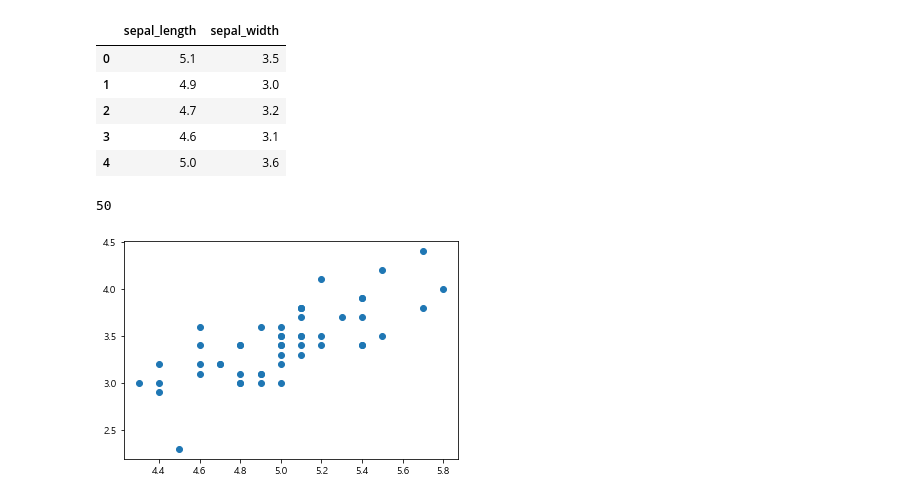
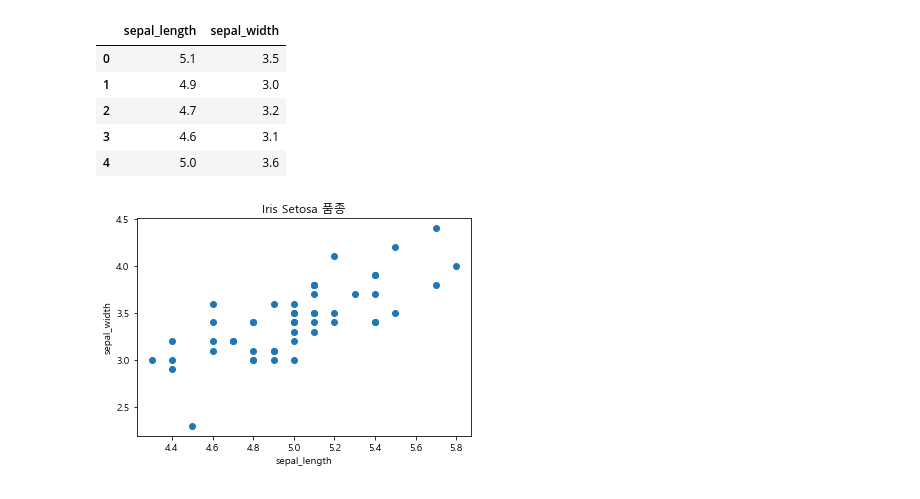
Before and after one commit to beegramin9/DataScience, a Jupyter notebook: 04_matplotlib/03_scatterPlot.ipynb, the cells around one changed output. Saved outputs shown, nothing was run; the diff lists cells and outputs as text; code cells hidden in the pictures.

```diff
--- a/04_matplotlib/03_scatterPlot.ipynb
+++ b/04_matplotlib/03_scatterPlot.ipynb
@@ -50,14 +52,10 @@ iris[iris.species == 'setosa'][['sepal_length','sepal_width']].head()
 # %%
 x= iris[iris.species == 'setosa']['sepal_length']
 y= iris[iris.species == 'setosa']['sepal_width']
-# %%
-N = x.count()
-N
-# %% [output]
-50
 # %%
 plt.title('Iris Setosa 품종')
+plt.xlabel('sepal_length') ; plt.ylabel('sepal_width')
 plt.scatter(x,y)
 plt.show()
 # %% [output]
-[figure, old version]
+[figure, new version]
```
Also changed, not shown: parts of 1 cell of this notebook, 5 other files.
